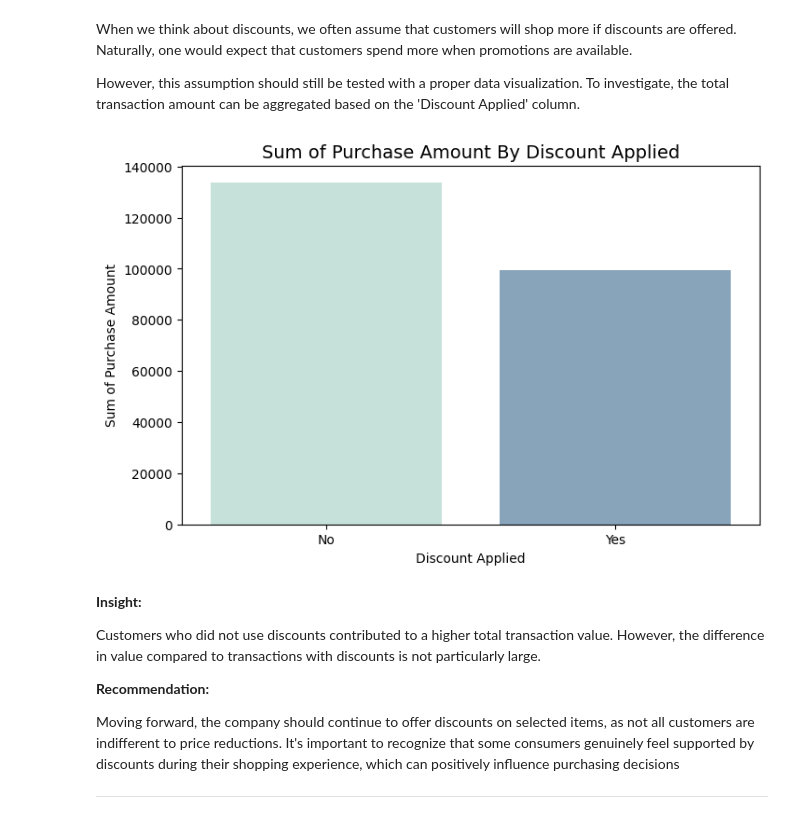
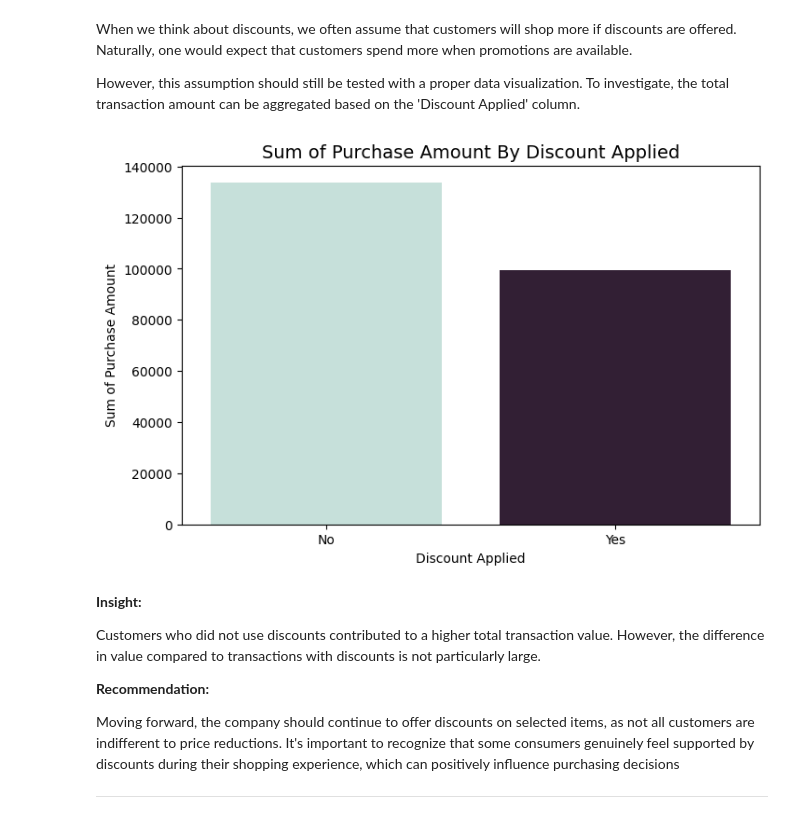
Before and after one commit to yonathanggraiwan/Sales_Trend_Analysis_in_E_Commerce, a Jupyter notebook: Sales Trend Analysis in E-Commerce_Yonathan_Anggraiwan(English).ipynb, the cells around one changed output. Cells and saved outputs as stored; diff of their text form; code cells hidden in the pictures.

```diff
--- a/Sales Trend Analysis in E-Commerce_Yonathan_Anggraiwan(English).ipynb
+++ b/Sales Trend Analysis in E-Commerce_Yonathan_Anggraiwan(English).ipynb
@@ -510,17 +510,17 @@ However, this assumption should still be tested with a proper data visualization
 # %%
 da_pa = df.groupby("DA")["PA"].sum().reset_index()
 
 plt.figure(figsize=(8, 5))
-sns.barplot(data=da_pa, x="DA", y="PA", palette=sns.cubehelix_palette(n_colors=4, start=0.6, rot=-0.5))
+sns.barplot(data=da_pa, x="DA", y="PA", palette=sns.cubehelix_palette(n_colors=2, start=0.6, rot=-0.5))
 
 plt.title("Sum of Purchase Amount By Discount Applied", fontsize=14)
 plt.xlabel("Discount Applied")
 plt.ylabel("Sum of Purchase Amount")
 plt.xticks(rotation=0)
 
 plt.show()
 # %% [output]
-[figure, old version]
+[figure, new version]
 # %% [markdown]
 **Insight:**
 
```
Also changed, not shown: parts of 1 cell of this notebook.
